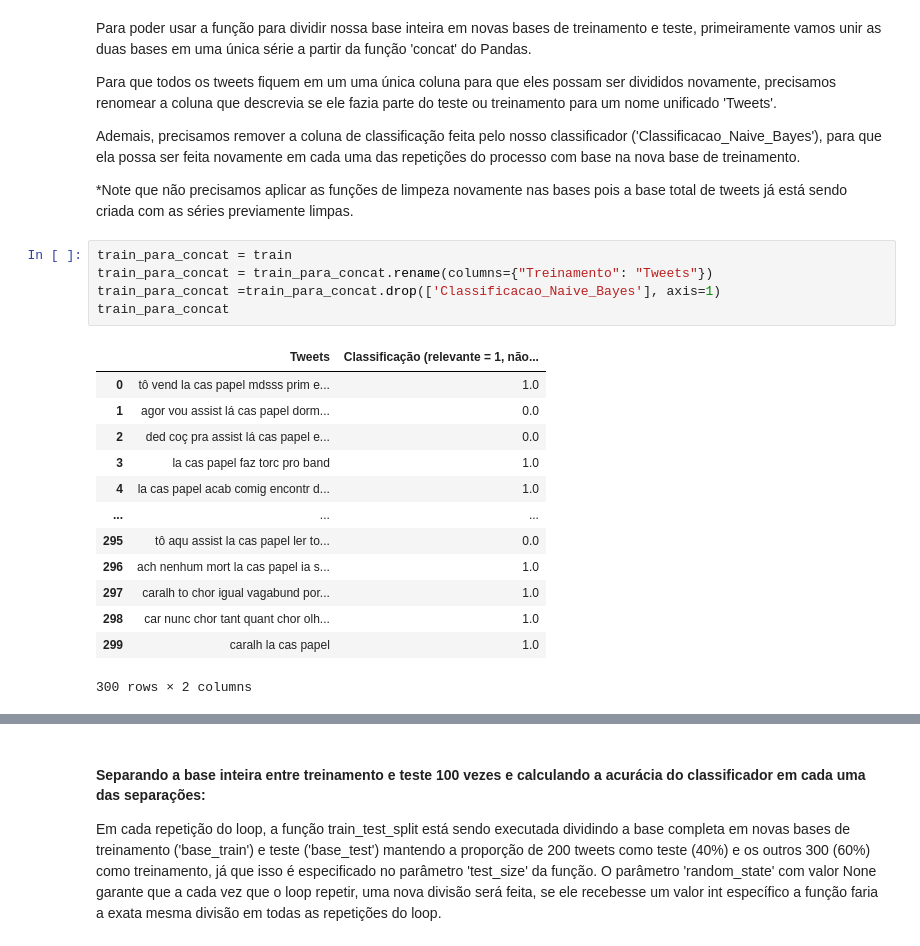
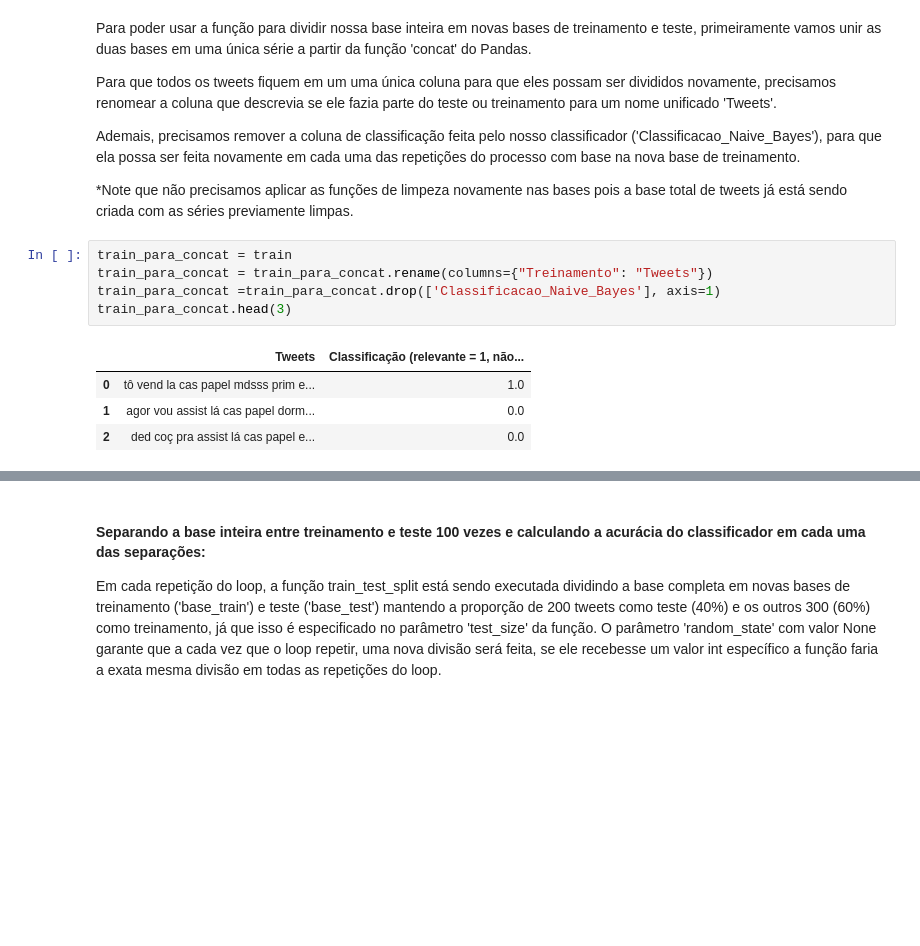
Before and after one commit to ArthurCisotto/P1_CDados, a Jupyter notebook: Projeto1_Layout_Classificador.ipynb, the cells around one changed output, grey strips where cells are left out. Saved outputs shown, nothing was run; the diff lists cells and outputs as text; blank space fills up the shorter version.

```diff
--- a/Projeto1_Layout_Classificador.ipynb
+++ b/Projeto1_Layout_Classificador.ipynb
@@ -473,22 +468,13 @@ Ademais, precisamos remover a coluna de classificação feita pelo nosso classif
 # %%
 train_para_concat = train
 train_para_concat = train_para_concat.rename(columns={"Treinamento": "Tweets"})
 train_para_concat =train_para_concat.drop(['Classificacao_Naive_Bayes'], axis=1)
-train_para_concat
+train_para_concat.head(3)
 # %% [output]
 |  | Tweets | Classificação (relevante = 1, não... |
 | 0 | tô vend la cas papel mdsss prim e... | 1.0 |
 | 1 | agor vou assist lá cas papel dorm... | 0.0 |
 | 2 | ded coç pra assist lá cas papel e... | 0.0 |
-| 3 | la cas papel faz torc pro band | 1.0 |
-| 4 | la cas papel acab comig encontr d... | 1.0 |
-| ... | ... | ... |
-| 295 | tô aqu assist la cas papel ler to... | 0.0 |
-| 296 | ach nenhum mort la cas papel ia s... | 1.0 |
-| 297 | caralh to chor igual vagabund por... | 1.0 |
-| 298 | car nunc chor tant quant chor olh... | 1.0 |
-| 299 | caralh la cas papel | 1.0 |
-300 rows × 2 columns
 # %%
 test_para_concat = test
 test_para_concat = test_para_concat.rename(columns={"Teste": "Tweets"})
```
Also changed, not shown: parts of 4 cells of this notebook.
